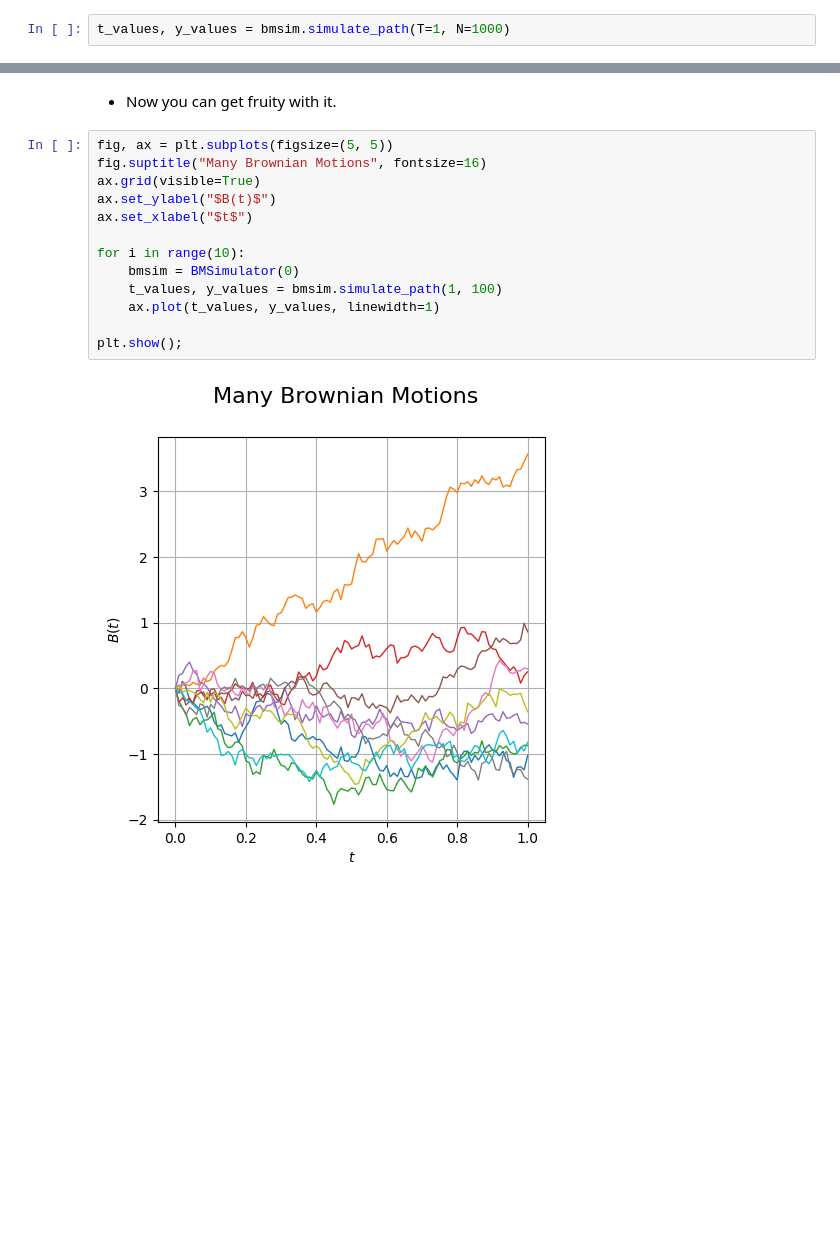
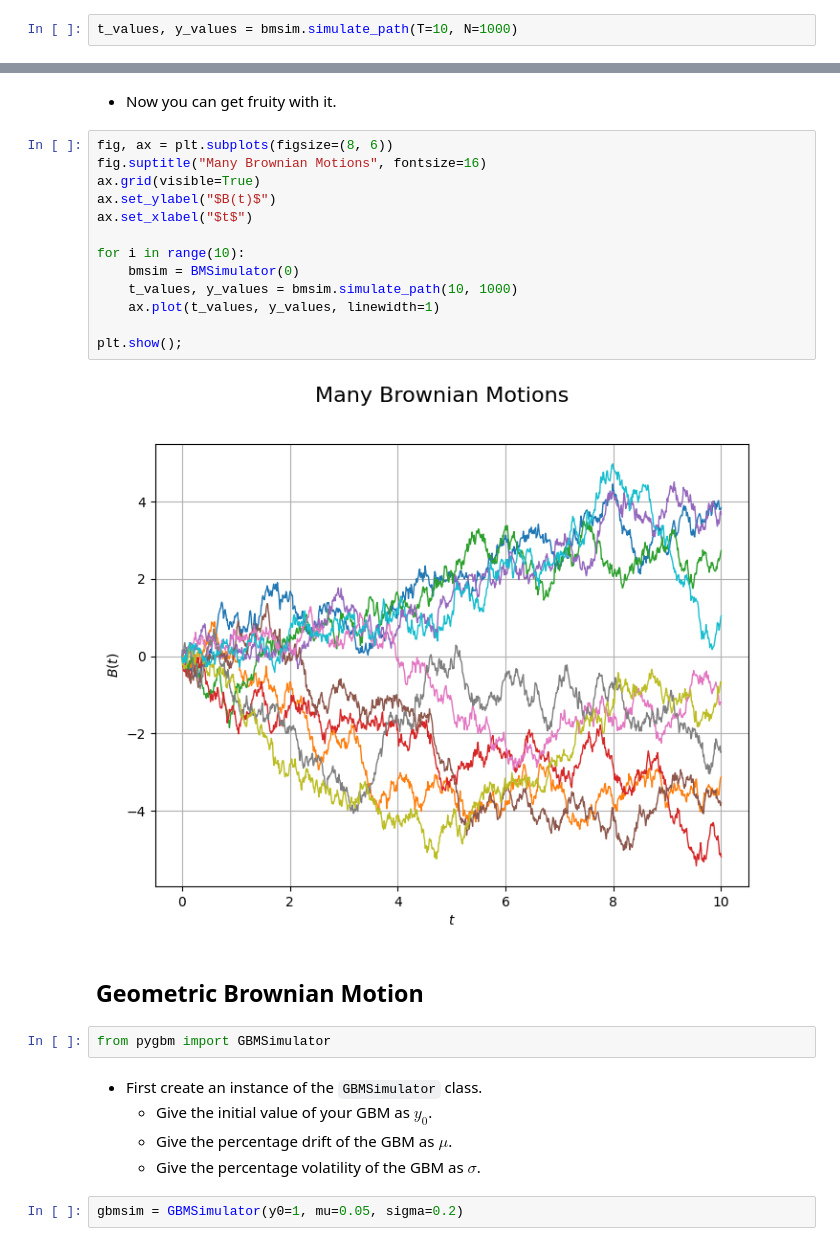
Before and after one commit to ChrisMillerpy/pygbm, a Jupyter notebook: docs/materials/tutorial.ipynb, the cells around one changed output, grey strips where cells are left out. Saved outputs shown, nothing was run; the diff lists cells and outputs as text; blank space fills up the shorter version.

```diff
--- a/docs/materials/tutorial.ipynb
+++ b/docs/materials/tutorial.ipynb
@@ -21,7 +23,7 @@ bmsim = BMSimulator(y0=0)
     - The first is the array of `t_values` that the Brownian Motion is simulated at.
     - The second is the array of `y_values` that the Brownian Motion took at each time $t$.
 # %%
-t_values, y_values = bmsim.simulate_path(T=1, N=1000)
+t_values, y_values = bmsim.simulate_path(T=10, N=1000)
 # %% [markdown]
 - Do with the output what you please, for instance you can plot it with matplotlib
 # %%
@@ -39,17 +43,28 @@ plt.show();
 # %% [markdown]
 - Now you can get fruity with it.
 # %%
-fig, ax = plt.subplots(figsize=(5, 5))
+fig, ax = plt.subplots(figsize=(8, 6))
 fig.suptitle("Many Brownian Motions", fontsize=16)
 ax.grid(visible=True)
 ax.set_ylabel("$B(t)$")
 ax.set_xlabel("$t$")
 
 for i in range(10):
     bmsim = BMSimulator(0)
-    t_values, y_values = bmsim.simulate_path(1, 100)
+    t_values, y_values = bmsim.simulate_path(10, 1000)
     ax.plot(t_values, y_values, linewidth=1)
 
 plt.show();
 # %% [output]
-[figure, old version]
+[figure, new version]
+# %% [markdown]
+## Geometric Brownian Motion
+# %%
+from pygbm import GBMSimulator
+# %% [markdown]
+- First create an instance of the `GBMSimulator` class.
+    - Give the initial value of your GBM as $y_0$.
+    - Give the percentage drift of the GBM as $\mu$.
+    - Give the percentage volatility of the GBM as $\sigma$.
+# %%
+gbmsim = GBMSimulator(y0=1, mu=0.05, sigma=0.2)
```
Also changed, not shown: parts of 9 cells of this notebook.
